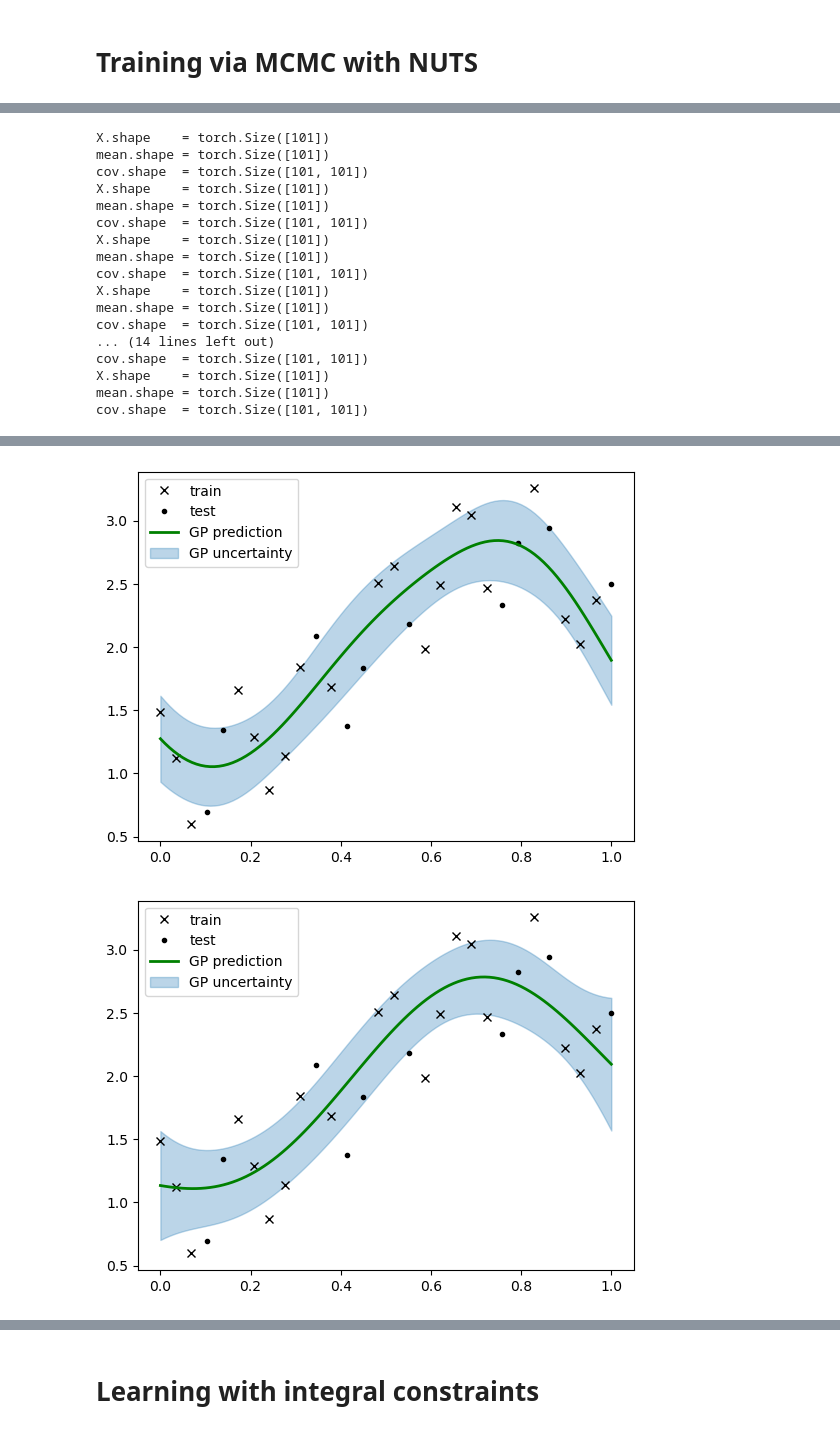
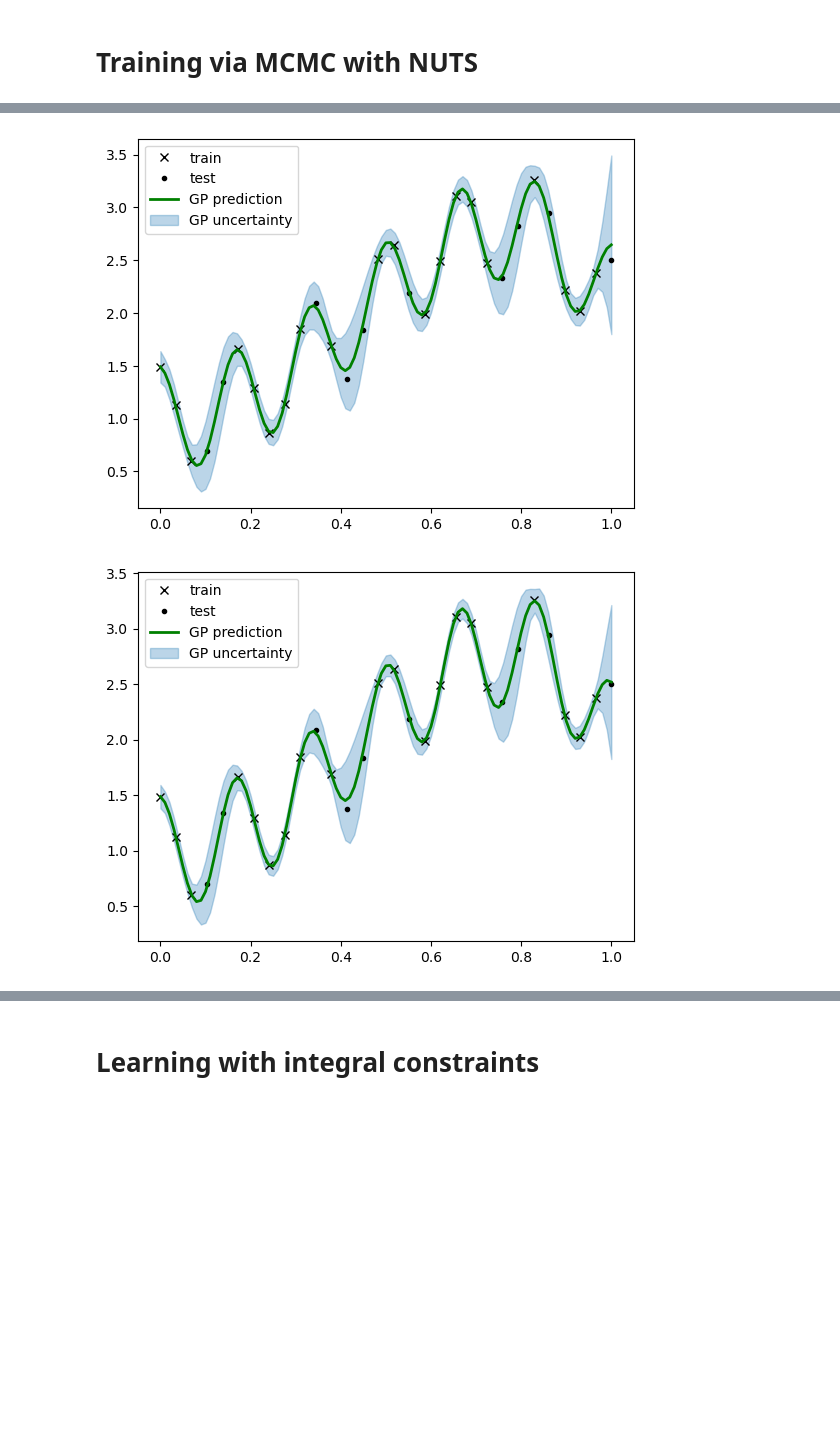
Before and after one commit to joshniemela/ProbabilisticML, a Jupyter notebook: exam/src/gp.ipynb, the cells around one changed output, grey strips where cells are left out. Cells and saved outputs as stored; diff of their text form; code cells hidden in the pictures; blank space fills up the shorter version.

```diff
--- a/exam/src/gp.ipynb
+++ b/exam/src/gp.ipynb
@@ -232,9 +229,10 @@ def train_nuts(model, X_train, y_train, warmup_steps, num_samples, num_chains):
         )
         mcmc = MCMC(
             nuts_kernel,
-            num_samples=warmup_steps,
-            warmup_steps=num_samples,
+            num_samples=num_samples,
+            warmup_steps=warmup_steps,
             num_chains=1,
+            mp_context=None,
         )
         mcmc.run(X_train, y_train)
         if idata == None:
@@ -243,18 +241,22 @@ def train_nuts(model, X_train, y_train, warmup_steps, num_samples, num_chains):
             idata_i = az.from_pyro(mcmc)
             idata = az.concat(idata, idata_i, dim="chain")
 
-    # Extract posterior parameters
-    posterior_params = [torch.tensor(idata.posterior[param].data).flatten() for param in params]
+    # Extract posterior parameter samples
+    post_samples = {param: torch.tensor(idata.posterior[param].data).flatten() for param in params}
 
-    return posterior_params, idata
+    return post_samples, idata
 # %%
 # Hyper-parameters for learning
-warmup_steps = 1000 if not testing else 10
-num_samples = 1000 if not testing else 10
-num_chains = 5 if not testing else 3
+warmup_steps = 3000 if not testing else 10
+num_samples = 500 if not testing else 10
+num_chains = 1
 
 model = Model()
-posterior_params, idata = train_nuts(model, X_train, y_train, warmup_steps, num_samples, num_chains)
+post_samples, idata = train_nuts(
+    model=model, X_train=X_train, y_train=y_train,
+    warmup_steps=warmup_steps, num_samples=num_samples,
+    num_chains=num_chains,
+)
 # %%
 # inspect the sampled data
 summary = az.summary(idata)
@@ -280,37 +283,21 @@ noise              21.0   1.44
 # %%
-# plot 10 predictions over the x axis
-mean_preds, cov_preds = torch.vmap(
-    lambda var, length, period, noise: predict(
-        X_train, y_train, x_axis, var, length, period, noise
+idxs = torch.randint(num_samples*num_chains, size=(10,))
+for i in range(10):
+    j = idxs[i]
+
+    mean_pred, cov_pred = predict(
+        X_train, y_train, x_axis,
+        var=post_samples["var"][j],
+        length=post_samples["length"][j],
+        period=post_samples["period"][j],
+        noise=post_samples["noise"][j],
     )
-)(*posterior_params)
-
-idx = torch.randint(num_samples*num_chains, size=(10,))
-for i in range(10):
-    j = idx[i]
     fig, ax = plt.subplots()
     plot_predictions(
         ax=ax,
         X_train=X_train, y_train=y_train,
         X_test=X_test, y_test=y_test,
-        X=x_axis, mean=mean_preds[j], cov=cov_preds[j],
+        X=x_axis, mean=mean_pred, cov=cov_pred,
     )
     ax.legend()
 # %% [output]
-X.shape    = torch.Size([101])
-mean.shape = torch.Size([101])
-cov.shape  = torch.Size([101, 101])
-X.shape    = torch.Size([101])
-mean.shape = torch.Size([101])
-cov.shape  = torch.Size([101, 101])
-X.shape    = torch.Size([101])
-mean.shape = torch.Size([101])
-cov.shape  = torch.Size([101, 101])
-X.shape    = torch.Size([101])
-mean.shape = torch.Size([101])
-cov.shape  = torch.Size([101, 101])
-... (14 lines left out)
-cov.shape  = torch.Size([101, 101])
-X.shape    = torch.Size([101])
-mean.shape = torch.Size([101])
-cov.shape  = torch.Size([101, 101])
@@ -319,2 +306,2 @@ cov.shape  = torch.Size([101, 101])
-[figure, old version]
+[figure, new version]
-[figure, old version]
+[figure, new version]
```
Also changed, not shown: parts of 15 cells of this notebook.
